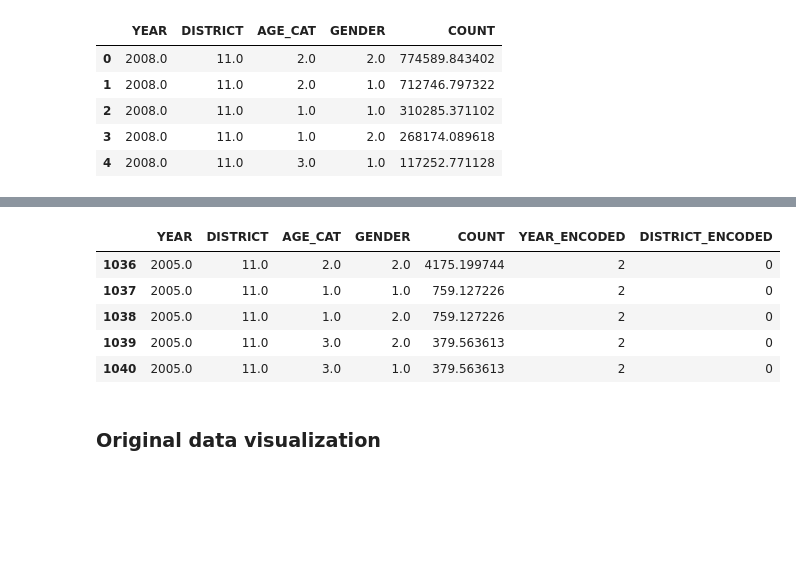
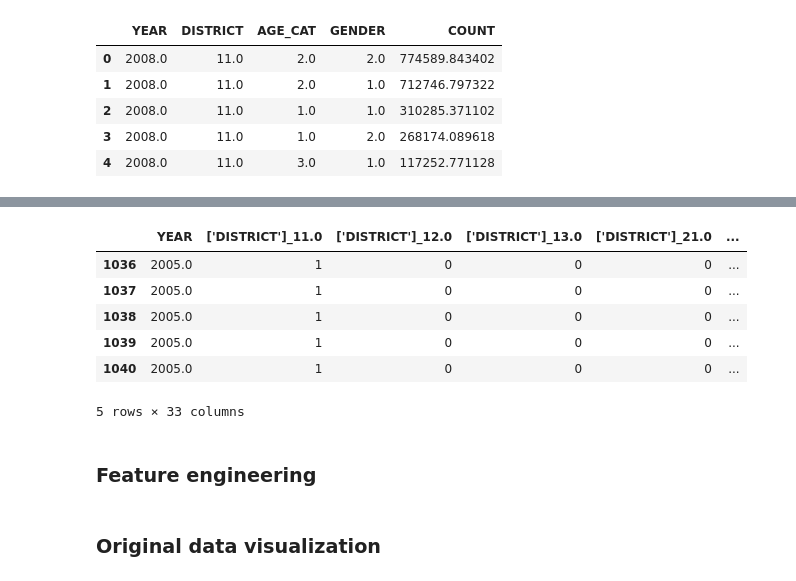
Before and after one commit to Virajana/Labour-Force1, a Jupyter notebook: trainers/age_structure.ipynb, the cells around one changed output, grey strips where cells are left out. Saved outputs shown, nothing was run; the diff lists cells and outputs as text; code cells hidden in the pictures; blank space fills up the shorter version.

```diff
--- a/trainers/age_structure.ipynb
+++ b/trainers/age_structure.ipynb
@@ -85,5 +84,0 @@ idf.head()
-# %%
-from sklearn.preprocessing import LabelEncoder
-
-idf['YEAR_ENCODED'] = LabelEncoder().fit_transform(idf.YEAR)
-idf['DISTRICT_ENCODED'] = LabelEncoder().fit_transform(idf.DISTRICT)
@@ -90 +95,11 @@ idf['DISTRICT_ENCODED'] = LabelEncoder().fit_transform(idf.DISTRICT)
+# %%
+ydf = idf[['YEAR']]
+ddf = pd.get_dummies(idf.DISTRICT,prefix=['DISTRICT'])
+acdf = pd.get_dummies(idf.AGE_CAT,prefix=['AGE_CAT'])
+gdf = pd.get_dummies(idf.GENDER,prefix=['GENDER'])
+cdf = idf[['COUNT']]
+frames = [ydf,ddf,acdf,gdf,cdf]
+# print(gdf)
+# %%
+edf = pd.concat(frames, axis=1, sort=False)
 # %%
@@ -99,9 +115,12 @@ idf.head()
 # %%
-idf.tail()
+edf.tail()
 # %% [output]
-|  | YEAR | DISTRICT | AGE_CAT | GENDER | COUNT | YEAR_ENCODED | DISTRICT_ENCODED |
-| 1036 | 2005.0 | 11.0 | 2.0 | 2.0 | 4175.199744 | 2 | 0 |
-| 1037 | 2005.0 | 11.0 | 1.0 | 1.0 | 759.127226 | 2 | 0 |
-| 1038 | 2005.0 | 11.0 | 1.0 | 2.0 | 759.127226 | 2 | 0 |
-| 1039 | 2005.0 | 11.0 | 3.0 | 2.0 | 379.563613 | 2 | 0 |
-| 1040 | 2005.0 | 11.0 | 3.0 | 1.0 | 379.563613 | 2 | 0 |
+|  | YEAR | ['DISTRICT']_11.0 | ['DISTRICT']_12.0 | ['DISTRICT']_13.0 | ['DISTRICT']_21.0 | ... |
+| 1036 | 2005.0 | 1 | 0 | 0 | 0 | ... |
+| 1037 | 2005.0 | 1 | 0 | 0 | 0 | ... |
+| 1038 | 2005.0 | 1 | 0 | 0 | 0 | ... |
+| 1039 | 2005.0 | 1 | 0 | 0 | 0 | ... |
+| 1040 | 2005.0 | 1 | 0 | 0 | 0 | ... |
+5 rows × 33 columns
+# %% [markdown]
+### Feature engineering
```
Also changed, not shown: parts of 24 cells of this notebook, 8 other files.
